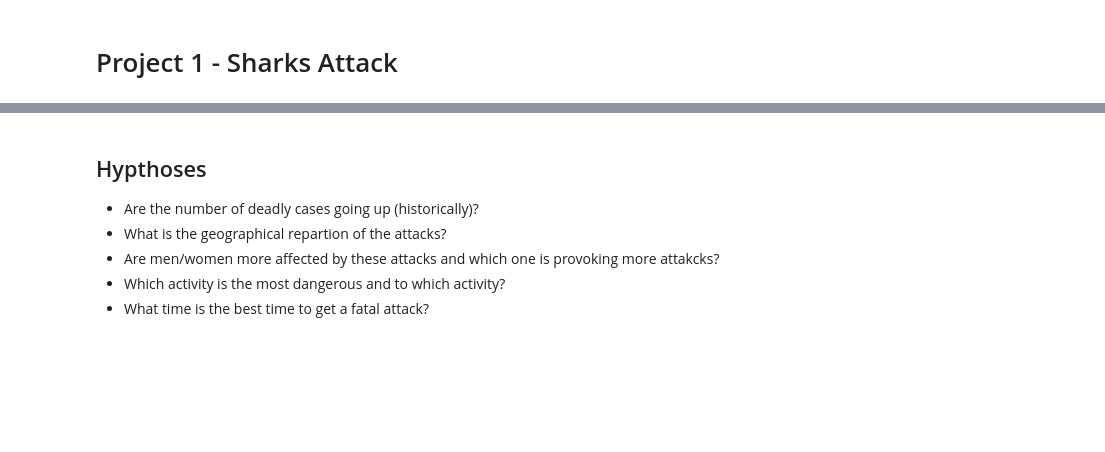
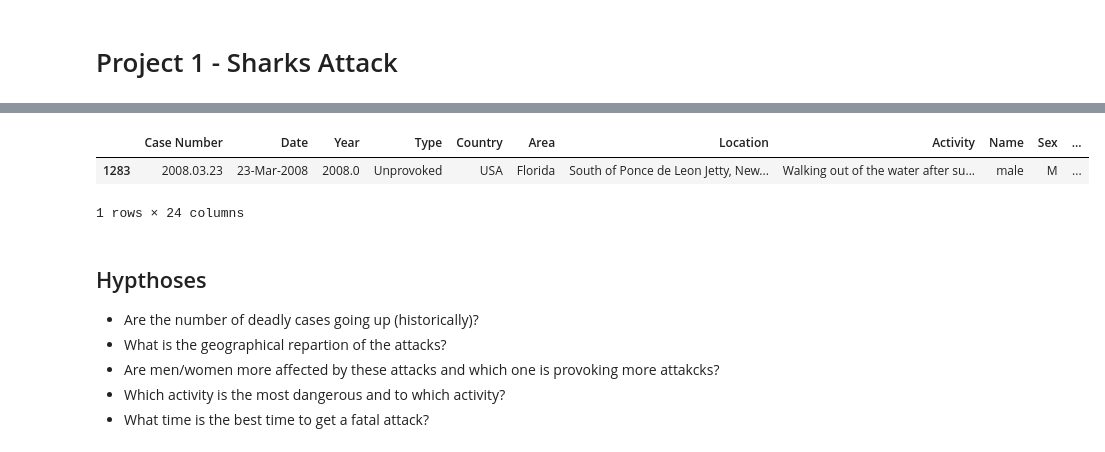
Before and after one commit to RaphHer/Project_1_Pandas, a Jupyter notebook: src/First Project Pandas .ipynb, the cells around one changed output, grey strips where cells are left out. Cells and saved outputs as stored; diff of their text form; code cells hidden in the pictures; blank space fills up the shorter version.

```diff
--- a/src/First Project Pandas .ipynb
+++ b/src/First Project Pandas .ipynb
@@ -34,3 +36,10 @@ shark.head()
+# %%
+# This is to display only a sample and by repeating it, I see each time another column
+shark.sample()
+# %% [output]
+|  | Case Number | Date | Year | Type | Country | Area | Location | Activity | Name | Sex | ... |
+| 1283 | 2008.03.23 | 23-Mar-2008 | 2008.0 | Unprovoked | USA | Florida | South of Ponce de Leon Jetty, New... | Walking out of the water after su... | male | M | ... |
+1 rows × 24 columns
 # %% [markdown]
 ## Hypthoses
 
```
Also changed, not shown: parts of 16 cells of this notebook.
